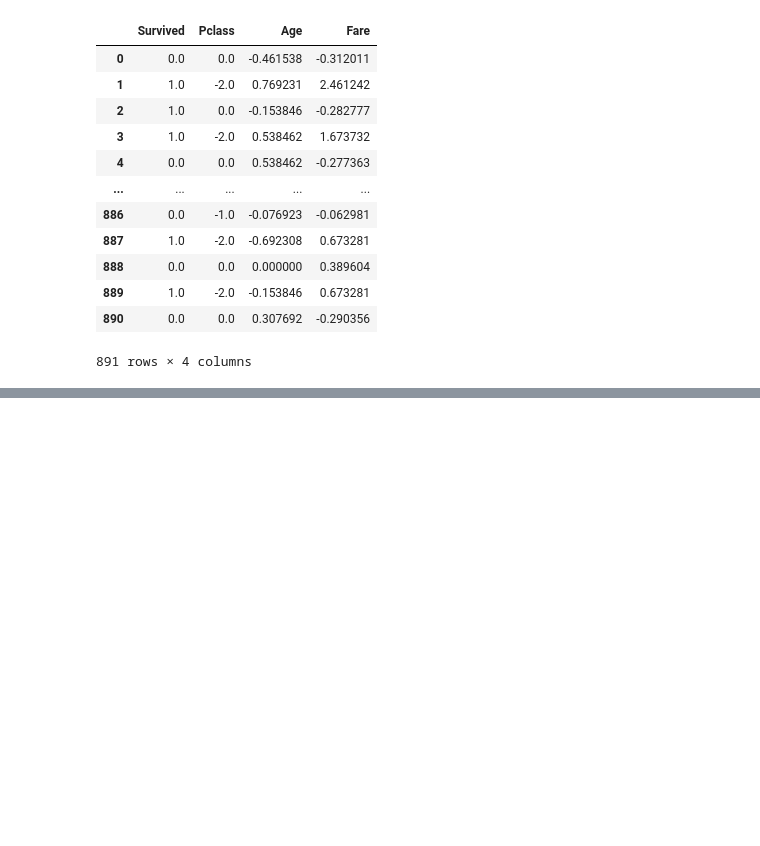
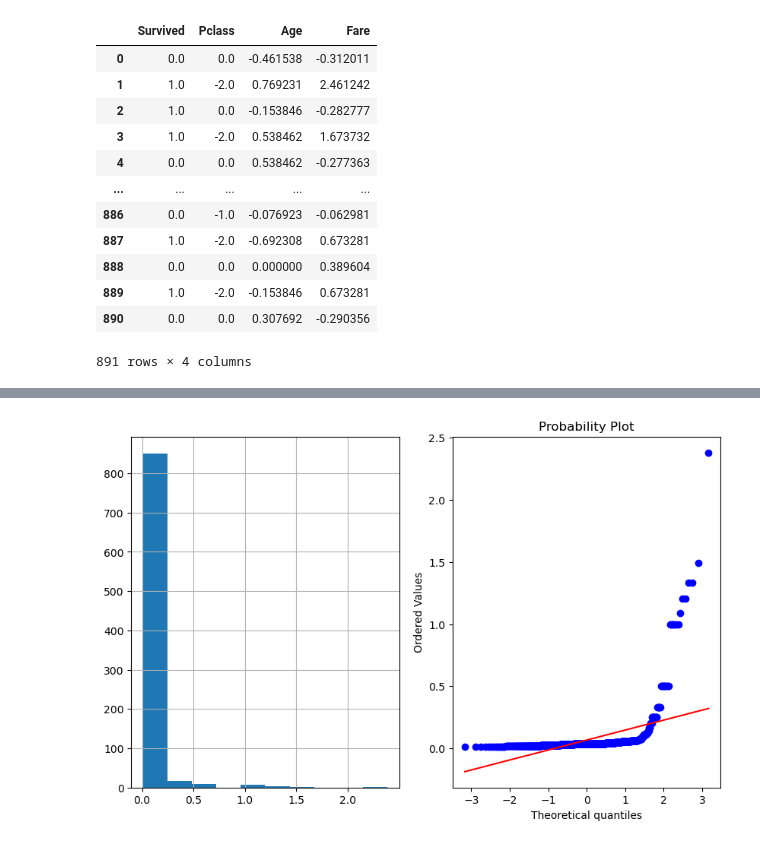
Before and after one commit to vigdisha/Statistics_DataScience, a Jupyter notebook: Transformations.ipynb, the cells around one changed output, grey strips where cells are left out. Cells and saved outputs as stored; diff of their text form; code cells hidden in the pictures; blank space fills up the shorter version.

```diff
--- a/Transformations.ipynb
+++ b/Transformations.ipynb
@@ -101,0 +131,6 @@ df_robust
+# %%
+df['Age_reciprocal'] = 1/df.Age
+# %%
+plot_data(df,'Age_reciprocal')
+# %% [output]
+[figure, added]
```
Also changed, not shown: parts of 7 cells of this notebook.
